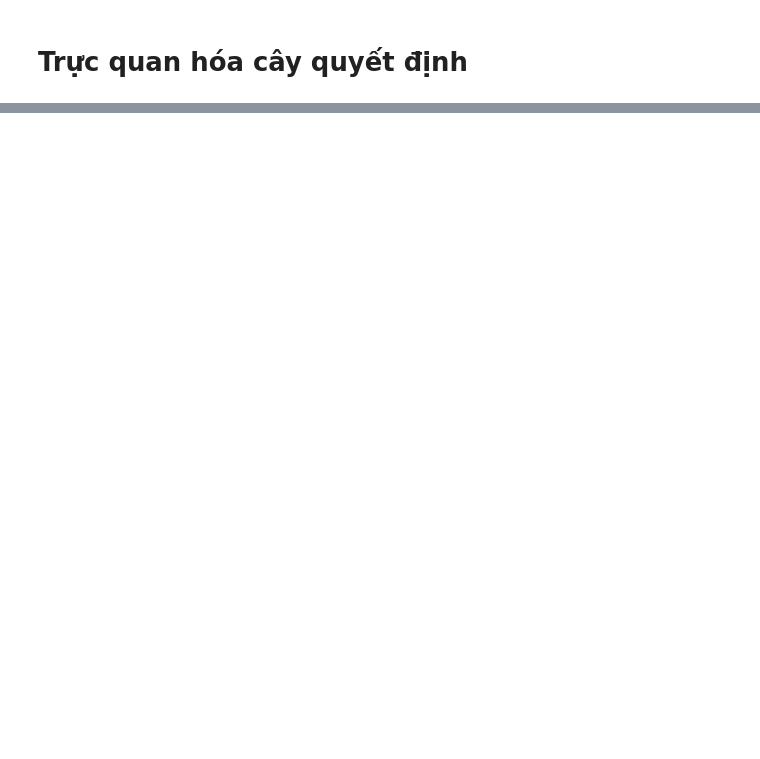
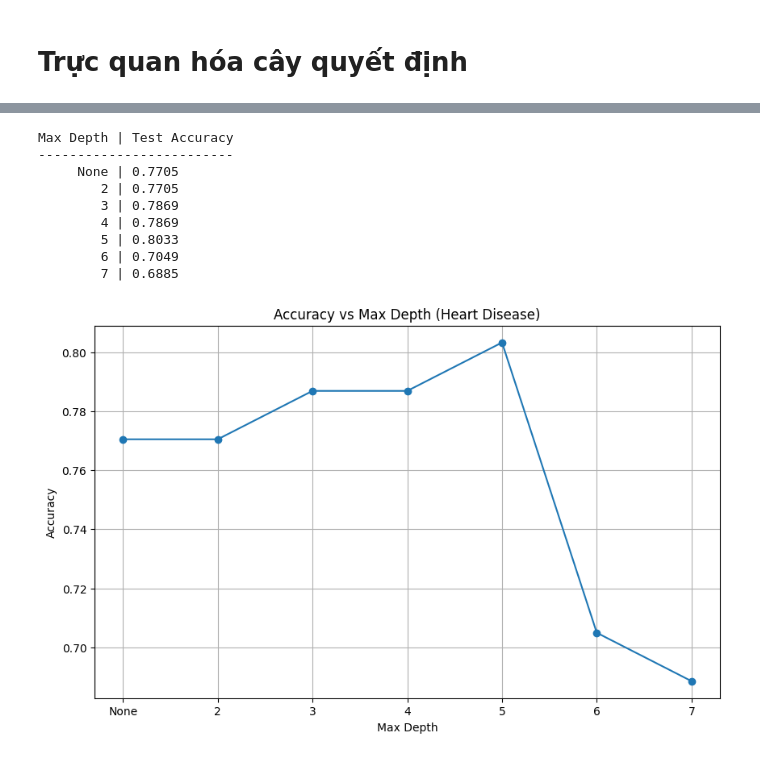
Before and after one commit to mandeotv1234/AI_Project02, a Jupyter notebook: Decision-Tree-AI-Project-main/heart.ipynb, the cells around one changed output, grey strips where cells are left out. Drawn from its saved outputs; the diff is of its cells as text; code cells hidden in the pictures; blank space fills up the shorter version.

```diff
--- a/Decision-Tree-AI-Project-main/heart.ipynb
+++ b/Decision-Tree-AI-Project-main/heart.ipynb
@@ -786,0 +557,19 @@ Kết quả cho thấy độ chính xác trên tập kiểm tra đạt mức **c
+# %%
+for clf, key in zip(clfs, train_keys):
+    X_test = subsets[key]['X_test']
+    y_test = subsets[key]['y_test']
+    y_pred = clf.predict(X_test)
+    print(f"\n=== Đánh giá Decision Tree (Test set {key}) ===")
+    print("Confusion Matrix:")
+    cm = confusion_matrix(y_test, y_pred)
+    plt.figure(figsize=(6,5))
+    sns.heatmap(cm, annot=True, fmt='d', cmap='Blues',
+                xticklabels=['No Disease', 'Disease'],
+                yticklabels=['No Disease', 'Disease'])
+    plt.xlabel('Predicted')
+    plt.ylabel('True')
+    plt.title(f'Confusion Matrix - Test set {key}')
+    plt.show()
+    print("Classification Report:")
+    print(classification_report(y_test, y_pred, target_names=['No Disease', 'Disease']))
+    print(f"Accuracy: {accuracy_score(y_test, y_pred):.4f}")
@@ -786,0 +658,44 @@ Kết quả cho thấy độ chính xác trên tập kiểm tra đạt mức **c
+# %%
+max_depth_values = [None, 2, 3, 4, 5, 6, 7]
+accuracy_results = {}
+
+for depth in max_depth_values:
+    clf = DecisionTreeClassifier(criterion="entropy", max_depth=depth, random_state=42)
+    clf.fit(subsets['80/20']['X_train'], subsets['80/20']['y_train'])
+    y_pred = clf.predict(subsets['80/20']['X_test'])
+    acc = accuracy_score(subsets['80/20']['y_test'], y_pred)
+    accuracy_results[depth] = acc
+
+    dot_data = export_graphviz(
+        clf,
+        feature_names=subsets['80/20']['X_train'].columns,
+        class_names=['No Disease', 'Disease'],
+        filled=True,
+        rounded=True,
+        special_characters=True
+    )
+    dot_data = dot_data.replace(
+        'digraph Tree {',
+        f'digraph Tree {{\nlabel="Decision Tree - Depth {depth}"; labelloc=top; fontsize=20;'
+    )
+    graph = graphviz.Source(dot_data)
+    display(graph)
+
+print("Max Depth | Test Accuracy")
+print("-------------------------")
+for depth, acc in accuracy_results.items():
+    depth_str = "None" if depth is None else str(depth)
+    print(f"{depth_str:>9} | {acc:.4f}")
+
+x_values = [1 if d is None else d for d in max_depth_values]
+y_values = list(accuracy_results.values())
+
+plt.figure(figsize=(10, 6))
+plt.plot(x_values, y_values, marker='o')
+plt.title('Accuracy vs Max Depth (Heart Disease)')
+plt.xlabel('Max Depth')
+plt.ylabel('Accuracy')
+plt.grid()
+plt.xticks(x_values, labels=[str(d) if d is not None else 'None' for d in max_depth_values])
+plt.show()
+# %% [output]
@@ -786,0 +709,10 @@ Kết quả cho thấy độ chính xác trên tập kiểm tra đạt mức **c
+Max Depth | Test Accuracy
+-------------------------
+     None | 0.7705
+        2 | 0.7705
+        3 | 0.7869
+        4 | 0.7869
+        5 | 0.8033
+        6 | 0.7049
+        7 | 0.6885
+[figure, added]
```
Also changed, not shown: parts of 40 cells of this notebook, 3 other files.
